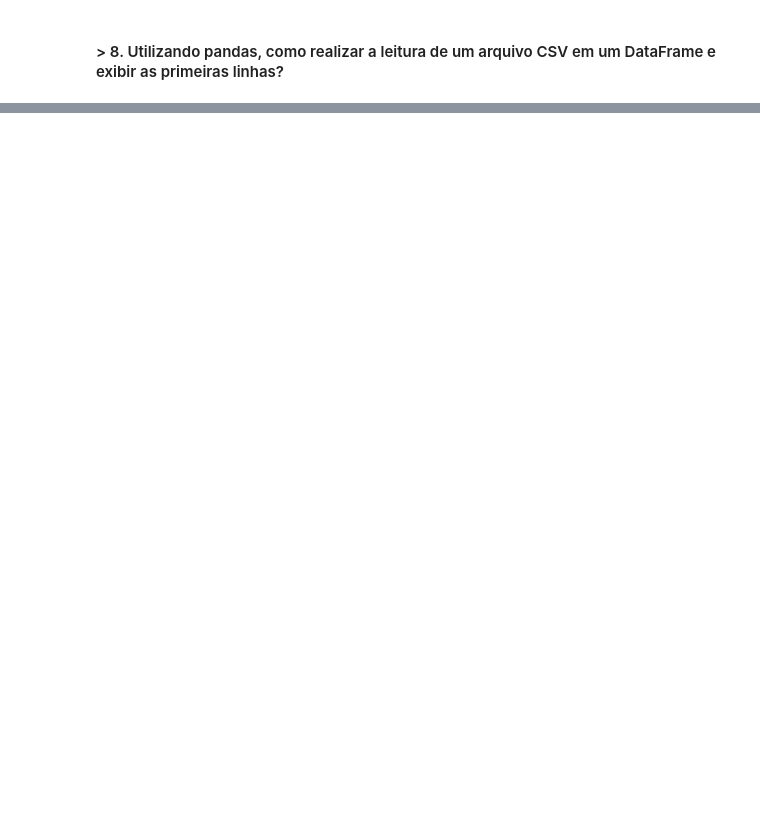
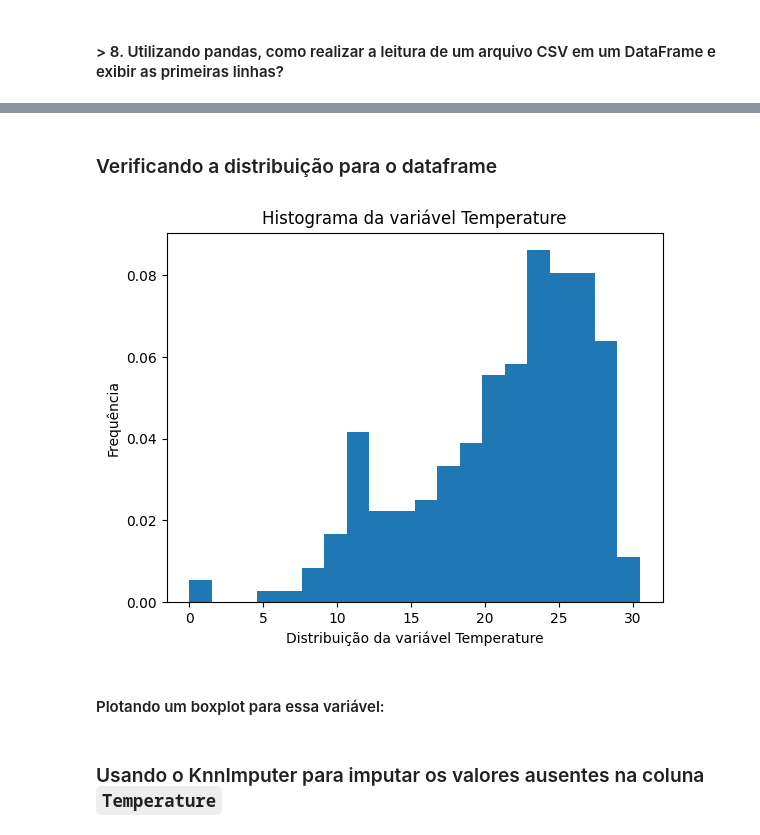
Before and after one commit to Lulelis/Bootcamp_Machine_Learning_Atlantico_Avantii, a Jupyter notebook: atividade_02/Atividade_02_Lucas_Elias.ipynb, the cells around one changed output, grey strips where cells are left out. Cells and saved outputs as stored; diff of their text form; code cells hidden in the pictures; blank space fills up the shorter version.

Commit message:
Adicionando mais respostas para a atividade 2

```diff
--- a/atividade_02/Atividade_02_Lucas_Elias.ipynb
+++ b/atividade_02/Atividade_02_Lucas_Elias.ipynb
@@ -350,0 +430,13 @@ print(comparacao_outliers.head(10))
+# %%
+proporcao = 0.2
+
+### Núemro de linhas  serem removidas:
+n_remover = int(len(df_water_quality_imputed) * proporcao)
+
+### Selecionado aleatoriamente as linhas a serem removidas: Por índices:
+
+indices_remover  = np.random.choice(df_water_quality_imputed.index, size=n_remover, replace=False) ### Função  np.randam choice seleciona aleatoriamente 20% dis índices do df
+
+### Substituir por NaN apenas na coluna `Temperature``:
+
+df_water_quality_imputed.loc[indices_remover, "Temperature" ] = np.nan
@@ -350,0 +459,12 @@ print(comparacao_outliers.head(10))
+# %% [markdown]
+### Verificando a distribuição para o dataframe
+# %%
+plt.hist(df_water_quality_imputed["Temperature"], bins=20, density=True)
+plt.xlabel('Distribuição da variável Temperature')
+plt.ylabel('Frequência')
+plt.title("Histograma da variável Temperature")
+plt.show()
+# %% [output]
+[figure, added]
+# %% [markdown]
+#### Plotando um boxplot para essa variável:
@@ -350,0 +474,2 @@ print(comparacao_outliers.head(10))
+# %% [markdown]
+### Usando o KnnImputer para imputar os valores ausentes na coluna `Temperature`
```
Also changed, not shown: parts of 18 cells of this notebook.
